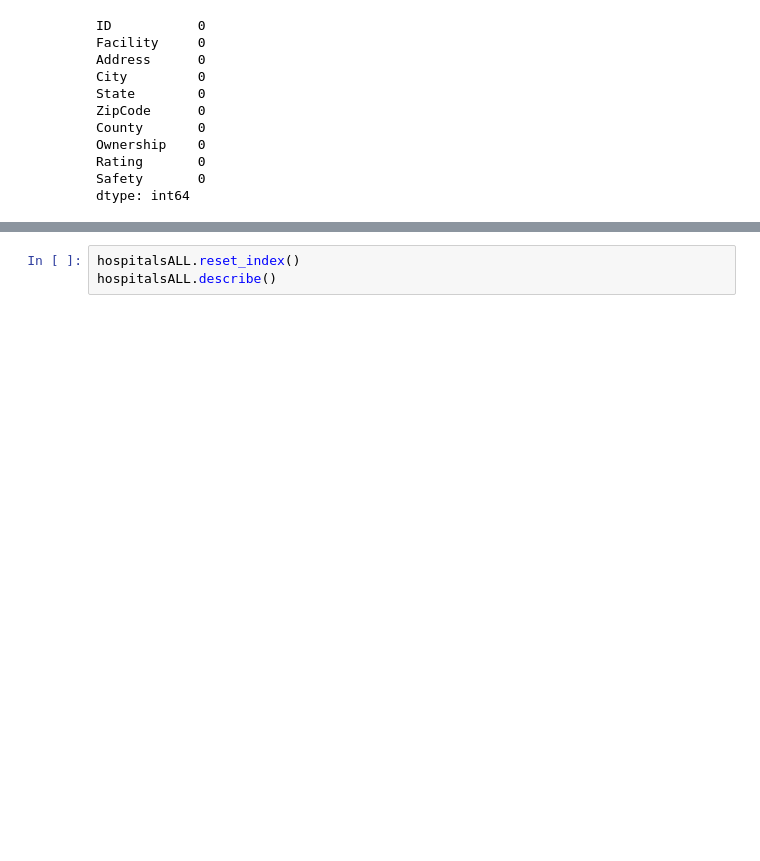
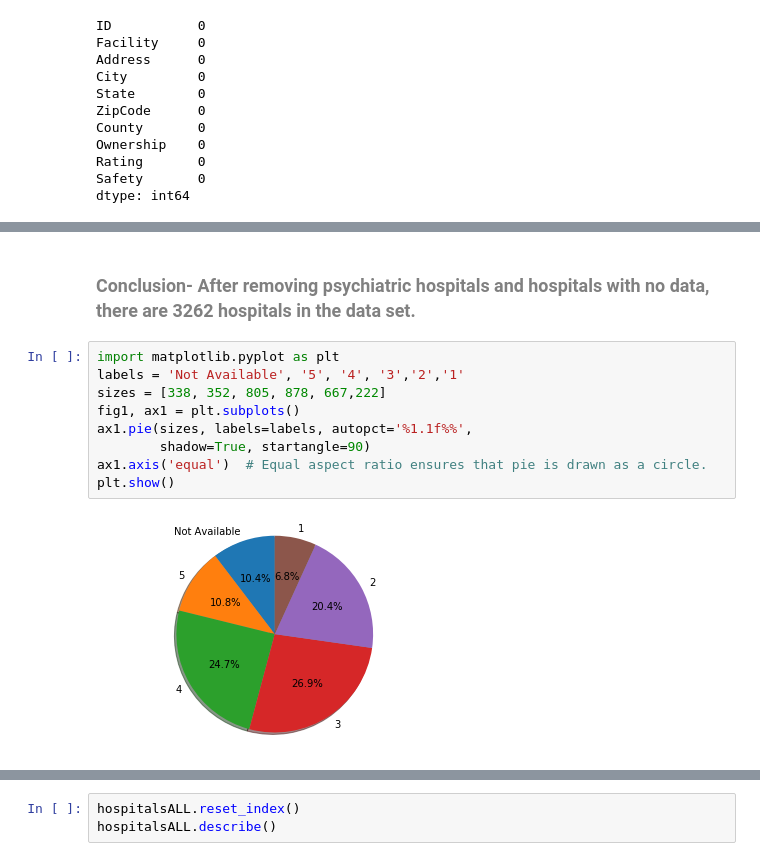
Before and after one commit to turtlek/CourseraCapstone, a Jupyter notebook: Hospital Neighborhoods.ipynb, the cells around one changed output, grey strips where cells are left out. Drawn from its saved outputs; the diff is of its cells as text; blank space fills up the shorter version.

```diff
--- a/Hospital Neighborhoods.ipynb
+++ b/Hospital Neighborhoods.ipynb
@@ -344,0 +404,13 @@ dtype: int64
+# %% [markdown]
+### <span style='color:gray'> Conclusion- After removing psychiatric hospitals and hospitals with no data, there are 3262 hospitals in the data set.  </span>
+# %%
+import matplotlib.pyplot as plt
+labels = 'Not Available', '5', '4', '3','2','1'
+sizes = [338, 352, 805, 878, 667,222]
+fig1, ax1 = plt.subplots()
+ax1.pie(sizes, labels=labels, autopct='%1.1f%%',
+        shadow=True, startangle=90)
+ax1.axis('equal')  # Equal aspect ratio ensures that pie is drawn as a circle.
+plt.show()
+# %% [output]
+[figure, added]
```
Also changed, not shown: parts of 87 cells of this notebook.
